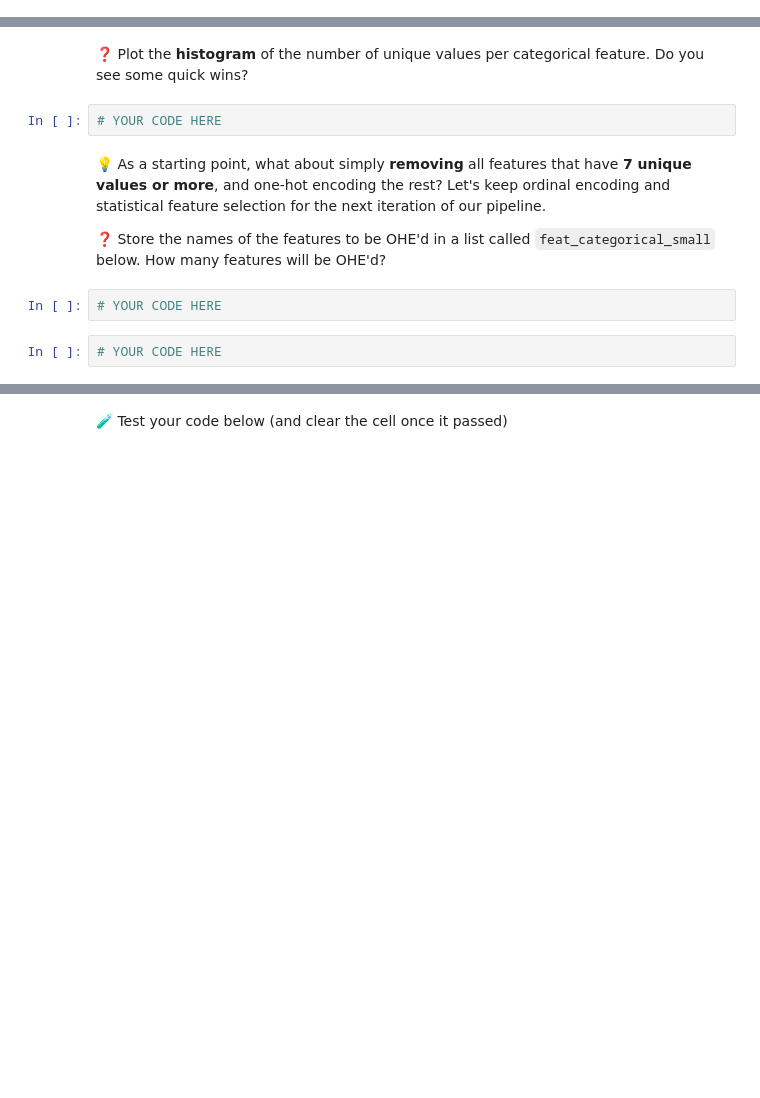
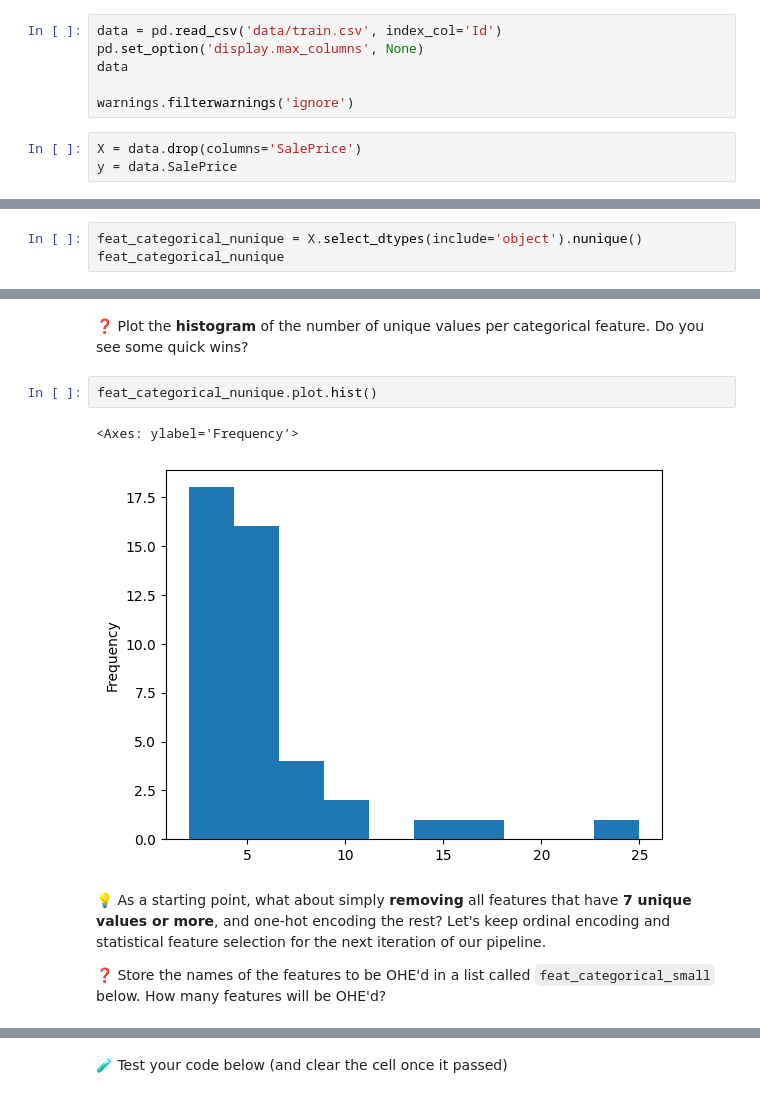
Before and after one commit to syanrys/data-houses-kaggle-competition, a Jupyter notebook: houses_kaggle_competition.ipynb, the cells around one changed output, grey strips where cells are left out. Saved outputs shown, nothing was run; the diff lists cells and outputs as text; blank space fills up the shorter version.

```diff
--- a/houses_kaggle_competition.ipynb
+++ b/houses_kaggle_competition.ipynb
@@ -81,3 +80,12 @@ Your goal is to predict the `y_pred` missing from your test set and submit it to
+# %%
+data = pd.read_csv('data/train.csv', index_col='Id')
+pd.set_option('display.max_columns', None)
+data
+
+warnings.filterwarnings('ignore')
+# %%
+X = data.drop(columns='SalePrice')
+y = data.SalePrice
 # %% [markdown]
 # 🐣 1. BASELINE
 # %% [markdown]
@@ -94,0 +106,3 @@ Your goal is to predict the `y_pred` missing from your test set and submit it to
+# %%
+feat_categorical_nunique = X.select_dtypes(include='object').nunique()
+feat_categorical_nunique
@@ -100,13 +132,12 @@ We know 2 main strategies to reduce the number of categorical features post-prep
 2. **[Ordinally encode](https://scikit-learn.org/stable/modules/generated/sklearn.preprocessing.OrdinalEncoder.html)** (instead of one-hot encode) categorical features into integers; this, however, creates a notion of "order" (1 > 2 > 3 > ...) that can be detrimental if not handled properly!
 # %% [markdown]
 ❓ Plot the **histogram** of the number of unique values per categorical feature. Do you see some quick wins?
-# %%
-# YOUR CODE HERE
+# %%
+feat_categorical_nunique.plot.hist()
+# %% [output]
+<Axes: ylabel='Frequency'>
+[figure, added]
 # %% [markdown]
 💡 As a starting point, what about simply **removing** all features that have **7 unique values or more**, and one-hot encoding the rest? Let's keep ordinal encoding and statistical feature selection for the next iteration of our pipeline.
 
 ❓ Store the names of the features to be OHE'd in a list called `feat_categorical_small` below. How many features will be OHE'd?
-# %%
-# YOUR CODE HERE
-# %%
-# YOUR CODE HERE
```
Also changed, not shown: parts of 60 cells of this notebook.
